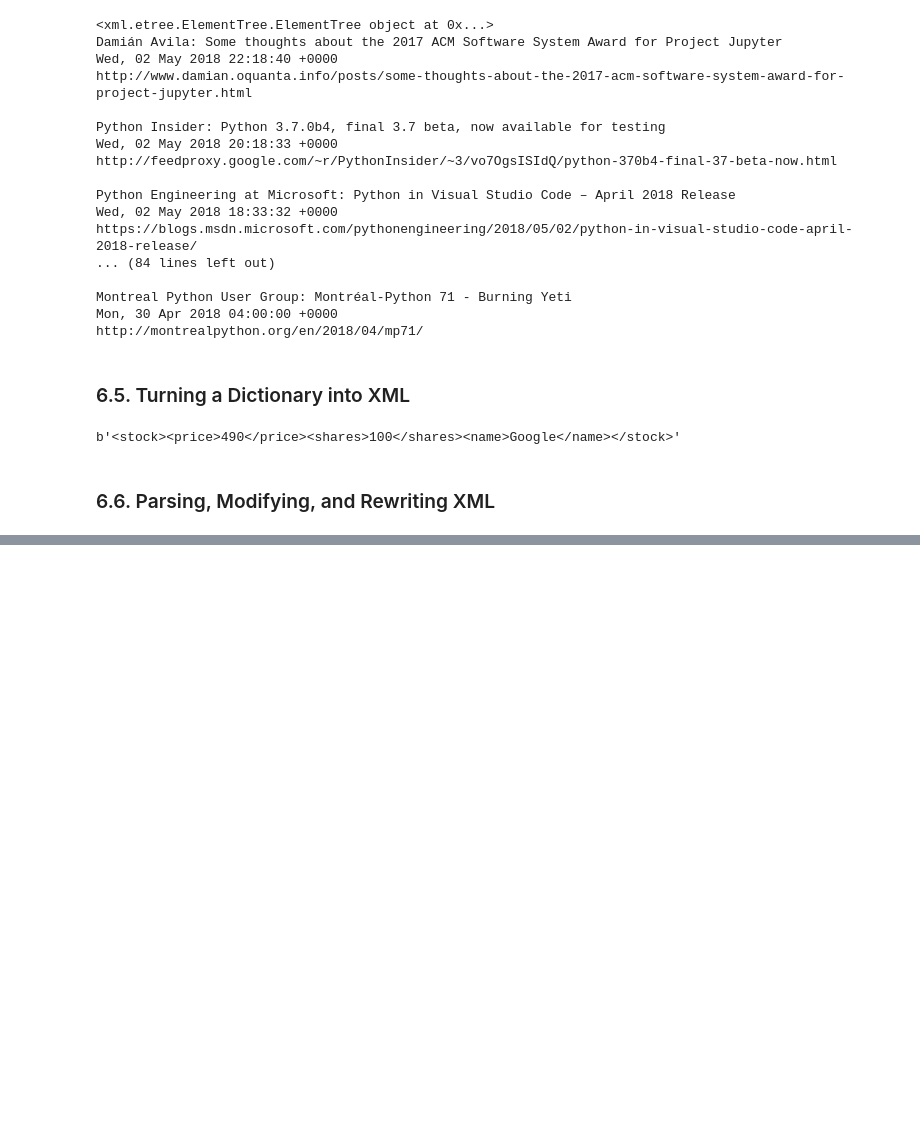
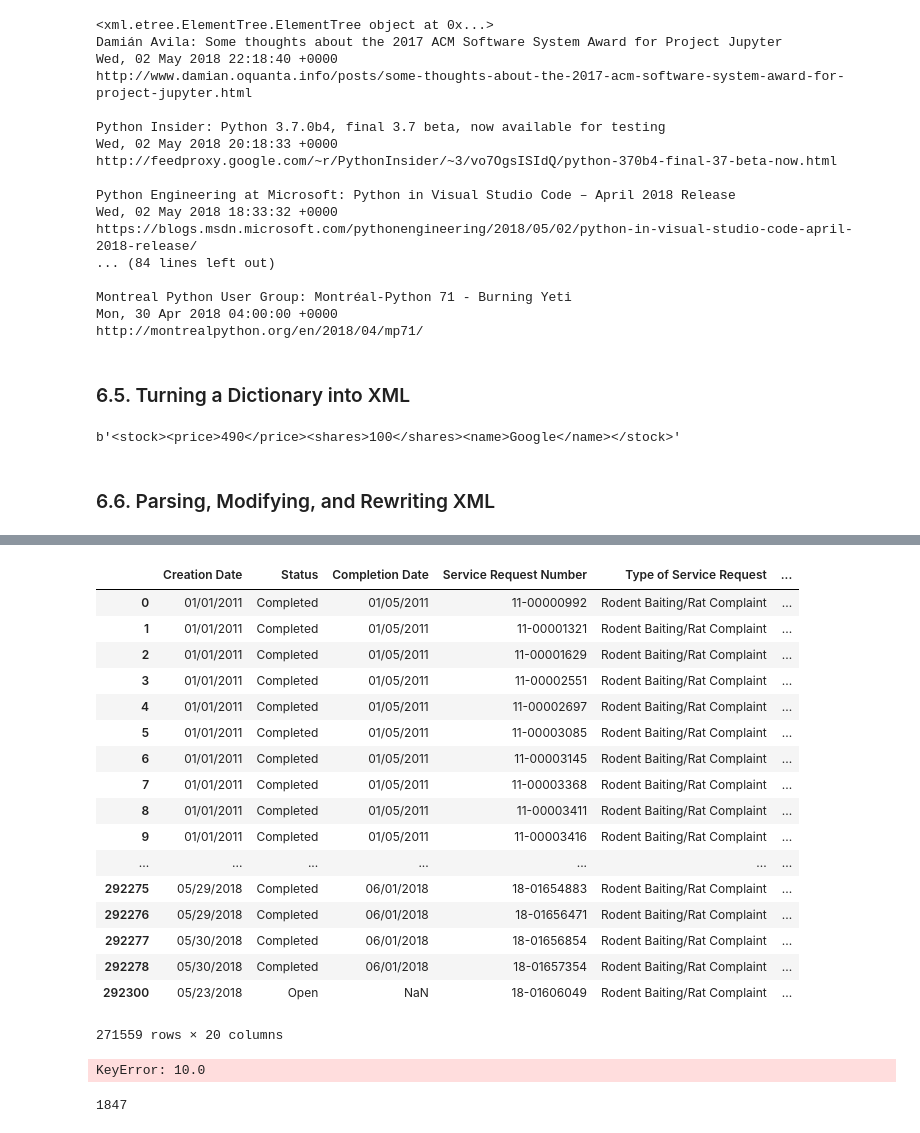
Before and after one commit to rokoo/PythonCookCode, a Jupyter notebook: PythonCookBook_Chapter 6 Data Encoding and Processing.ipynb, the cells around one changed output, grey strips where cells are left out. Drawn from its saved outputs; the diff is of its cells as text; code cells hidden in the pictures; blank space fills up the shorter version.

```diff
--- a/PythonCookBook_Chapter 6 Data Encoding and Processing.ipynb
+++ b/PythonCookBook_Chapter 6 Data Encoding and Processing.ipynb
@@ -186,0 +341,30 @@ b'<stock><price>490</price><shares>100</shares><name>Google</name></stock>'
+# %%
+# filter the data
+crew_dispatched = rats[rats['Current Activity'] == 'Dispatch Crew']
+len(crew_dispatched)
+crew_dispatched
+# %% [output]
+|  | Creation Date | Status | Completion Date | Service Request Number | Type of Service Request | ... |
+| 0 | 01/01/2011 | Completed | 01/05/2011 | 11-00000992 | Rodent Baiting/Rat Complaint | ... |
+| 1 | 01/01/2011 | Completed | 01/05/2011 | 11-00001321 | Rodent Baiting/Rat Complaint | ... |
+| 2 | 01/01/2011 | Completed | 01/05/2011 | 11-00001629 | Rodent Baiting/Rat Complaint | ... |
+| 3 | 01/01/2011 | Completed | 01/05/2011 | 11-00002551 | Rodent Baiting/Rat Complaint | ... |
+| 4 | 01/01/2011 | Completed | 01/05/2011 | 11-00002697 | Rodent Baiting/Rat Complaint | ... |
+| 5 | 01/01/2011 | Completed | 01/05/2011 | 11-00003085 | Rodent Baiting/Rat Complaint | ... |
+| 6 | 01/01/2011 | Completed | 01/05/2011 | 11-00003145 | Rodent Baiting/Rat Complaint | ... |
+| 7 | 01/01/2011 | Completed | 01/05/2011 | 11-00003368 | Rodent Baiting/Rat Complaint | ... |
+| 8 | 01/01/2011 | Completed | 01/05/2011 | 11-00003411 | Rodent Baiting/Rat Complaint | ... |
+| 9 | 01/01/2011 | Completed | 01/05/2011 | 11-00003416 | Rodent Baiting/Rat Complaint | ... |
+| ... | ... | ... | ... | ... | ... | ... |
+| 292275 | 05/29/2018 | Completed | 06/01/2018 | 18-01654883 | Rodent Baiting/Rat Complaint | ... |
+| 292276 | 05/29/2018 | Completed | 06/01/2018 | 18-01656471 | Rodent Baiting/Rat Complaint | ... |
+| 292277 | 05/30/2018 | Completed | 06/01/2018 | 18-01656854 | Rodent Baiting/Rat Complaint | ... |
+| 292278 | 05/30/2018 | Completed | 06/01/2018 | 18-01657354 | Rodent Baiting/Rat Complaint | ... |
+| 292300 | 05/23/2018 | Open | NaN | 18-01606049 | Rodent Baiting/Rat Complaint | ... |
+271559 rows × 20 columns
+# %%
+zipcodesCount = crew_dispatched['ZIP Code'].value_counts(ascending=False).sort_values()[:10]
+
+#pandas.value_counts(crew_dispatched['ZIP Code'])[:10]
+# %% [output]
+KeyError: 10.0
@@ -186,0 +373,4 @@ b'<stock><price>490</price><shares>100</shares><name>Google</name></stock>'
+# %%
+len(dates)
+# %% [output]
+1847
```
Also changed, not shown: parts of 24 cells of this notebook, 4 other files.
